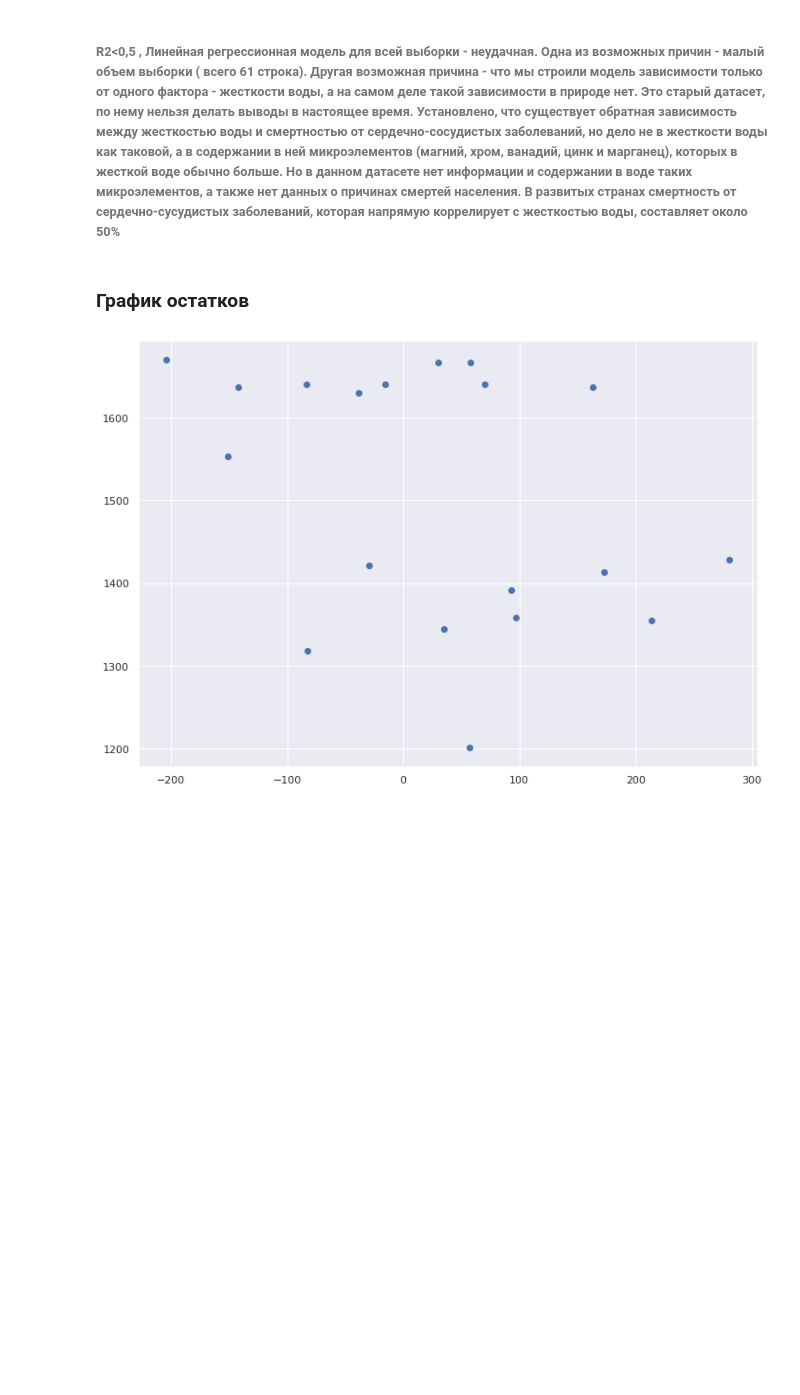
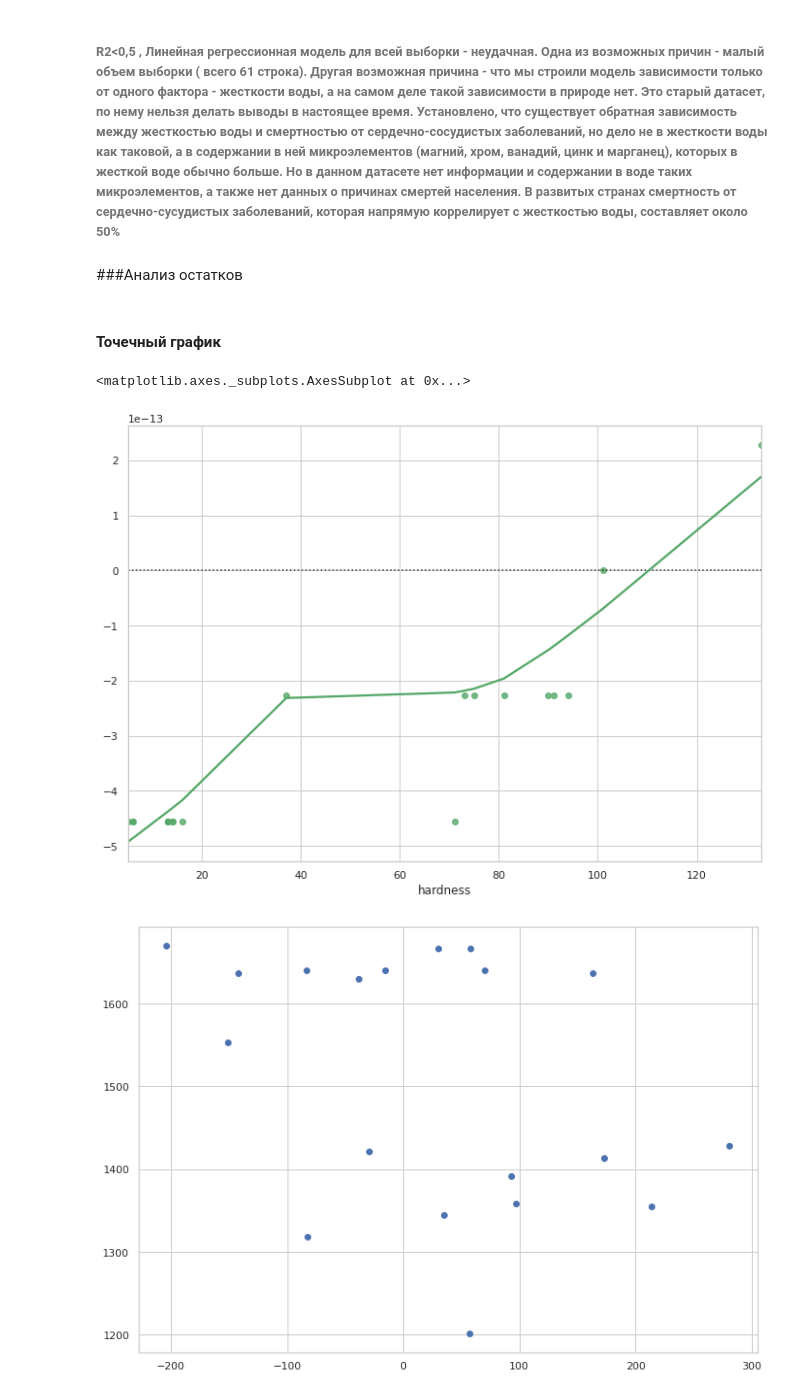
Before and after one commit to solobala/STPY36, a Jupyter notebook: STPY36_DZ4.ipynb, the cells around one changed output. Saved outputs shown, nothing was run; the diff lists cells and outputs as text; code cells hidden in the pictures; blank space fills up the shorter version.

```diff
--- a/STPY36_DZ4.ipynb
+++ b/STPY36_DZ4.ipynb
@@ -477,5 +493,14 @@ print (f' Коэффициент детерминации: {model.score(X_test,
 # %% [markdown]
 ###### R2<0,5 , Линейная регрессионная модель для всей выборки - неудачная. Одна из возможных причин - малый объем выборки ( всего 61 строка). Другая возможная причина - что мы строили модель зависимости только от одного фактора - жесткости воды, а на самом деле такой зависимости в природе нет. Это старый датасет, по нему нельзя делать выводы в настоящее время. Установлено, что существует обратная зависимость между жесткостью воды и смертностью от сердечно-сосудистых заболеваний, но дело не в жесткости воды как таковой, а в содержании  в ней микроэлементов (магний, хром, ванадий, цинк и марганец), которых в жесткой воде обычно больше. Но в данном датасете нет информации и содержании в воде таких микроэлементов, а также нет данных о причинах смертей населения. В развитых странах смертность от сердечно-сусудистых заболеваний, которая напрямую коррелирует с жесткостью воды, составляет около 50%
 # %% [markdown]
-### График остатков
+###Анализ остатков
+# %% [markdown]
+#### Точечный график
+# %%
+# Это мой эксперимент простроить график остатков с помощью residplot(). Может, и неверно
+sns.set_theme(style="whitegrid")
+sns.residplot(x=X_test, y=y_pred, lowess=True, color="g")
+# %% [output]
+<matplotlib.axes._subplots.AxesSubplot at 0x...>
+[figure, added]
 # %%
```
Also changed, not shown: parts of 29 cells of this notebook.
